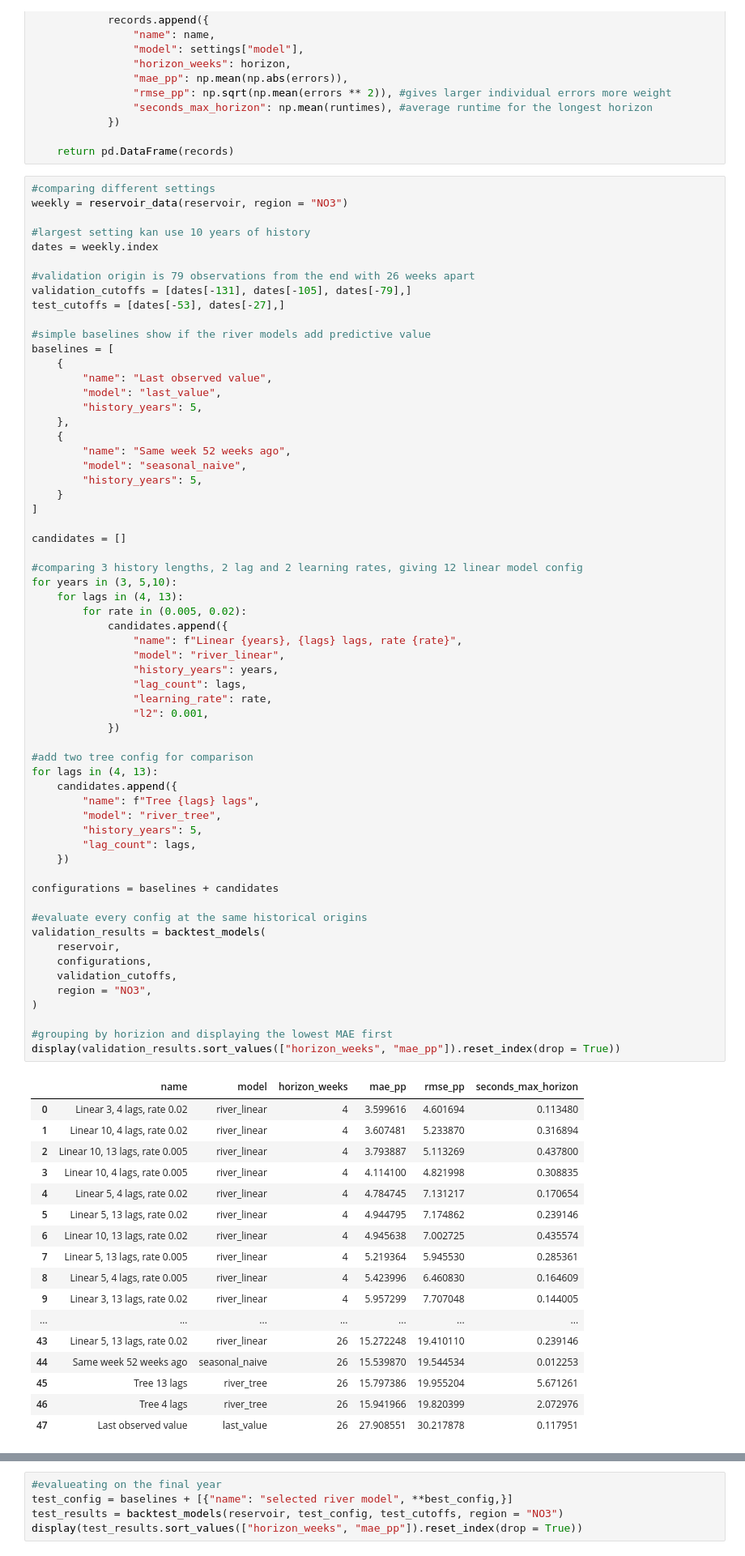
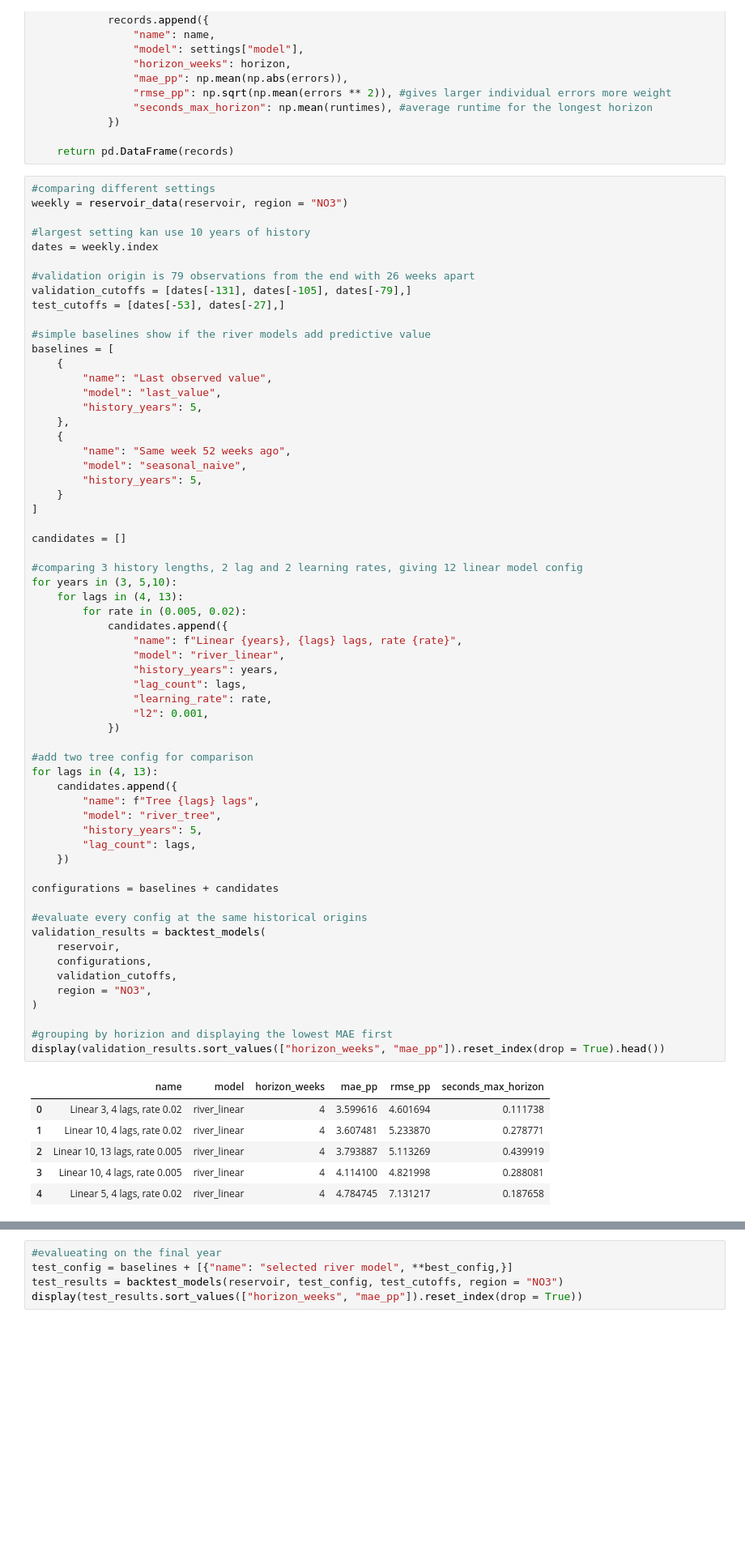
Before and after one commit to danielytsan/IND320APP, a Jupyter notebook: notebooks/Part4.ipynb, the cells around one changed output, grey strips where cells are left out. Shown at 81% size. Drawn from its saved outputs; the diff is of its cells as text; blank space fills up the shorter version.

```diff
--- a/notebooks/Part4.ipynb
+++ b/notebooks/Part4.ipynb
@@ -554,50 +554,39 @@ for years in (3, 5,10):
                 "name": f"Linear {years}, {lags} lags, rate {rate}",
                 "model": "river_linear",
                 "history_years": years,
                 "lag_count": lags,
                 "learning_rate": rate,
                 "l2": 0.001,
             })
 
 #add two tree config for comparison
 for lags in (4, 13):
     candidates.append({
         "name": f"Tree {lags} lags",
         "model": "river_tree",
         "history_years": 5,
         "lag_count": lags,
     })
 
 configurations = baselines + candidates
 
 #evaluate every config at the same historical origins
 validation_results = backtest_models(
     reservoir,
     configurations,
     validation_cutoffs,
     region = "NO3",
 )
 
 #grouping by horizion and displaying the lowest MAE first
-display(validation_results.sort_values(["horizon_weeks", "mae_pp"]).reset_index(drop = True))
+display(validation_results.sort_values(["horizon_weeks", "mae_pp"]).reset_index(drop = True).head())
 # %% [output]
 |  | name | model | horizon_weeks | mae_pp | rmse_pp | seconds_max_horizon |
-| 0 | Linear 3, 4 lags, rate 0.02 | river_linear | 4 | 3.599616 | 4.601694 | 0.113480 |
-| 1 | Linear 10, 4 lags, rate 0.02 | river_linear | 4 | 3.607481 | 5.233870 | 0.316894 |
-| 2 | Linear 10, 13 lags, rate 0.005 | river_linear | 4 | 3.793887 | 5.113269 | 0.437800 |
-| 3 | Linear 10, 4 lags, rate 0.005 | river_linear | 4 | 4.114100 | 4.821998 | 0.308835 |
-| 4 | Linear 5, 4 lags, rate 0.02 | river_linear | 4 | 4.784745 | 7.131217 | 0.170654 |
-| 5 | Linear 5, 13 lags, rate 0.02 | river_linear | 4 | 4.944795 | 7.174862 | 0.239146 |
-| 6 | Linear 10, 13 lags, rate 0.02 | river_linear | 4 | 4.945638 | 7.002725 | 0.435574 |
-| 7 | Linear 5, 13 lags, rate 0.005 | river_linear | 4 | 5.219364 | 5.945530 | 0.285361 |
-| 8 | Linear 5, 4 lags, rate 0.005 | river_linear | 4 | 5.423996 | 6.460830 | 0.164609 |
-| 9 | Linear 3, 13 lags, rate 0.02 | river_linear | 4 | 5.957299 | 7.707048 | 0.144005 |
-| ... | ... | ... | ... | ... | ... | ... |
-| 43 | Linear 5, 13 lags, rate 0.02 | river_linear | 26 | 15.272248 | 19.410110 | 0.239146 |
-| 44 | Same week 52 weeks ago | seasonal_naive | 26 | 15.539870 | 19.544534 | 0.012253 |
-| 45 | Tree 13 lags | river_tree | 26 | 15.797386 | 19.955204 | 5.671261 |
-| 46 | Tree 4 lags | river_tree | 26 | 15.941966 | 19.820399 | 2.072976 |
-| 47 | Last observed value | last_value | 26 | 27.908551 | 30.217878 | 0.117951 |
+| 0 | Linear 3, 4 lags, rate 0.02 | river_linear | 4 | 3.599616 | 4.601694 | 0.111738 |
+| 1 | Linear 10, 4 lags, rate 0.02 | river_linear | 4 | 3.607481 | 5.233870 | 0.278771 |
+| 2 | Linear 10, 13 lags, rate 0.005 | river_linear | 4 | 3.793887 | 5.113269 | 0.439919 |
+| 3 | Linear 10, 4 lags, rate 0.005 | river_linear | 4 | 4.114100 | 4.821998 | 0.288081 |
+| 4 | Linear 5, 4 lags, rate 0.02 | river_linear | 4 | 4.784745 | 7.131217 | 0.187658 |
 # %%
 #select the best river setting and evaluating the final year
 eligible = validation_results.loc[
```
Also changed, not shown: 4 other files.
